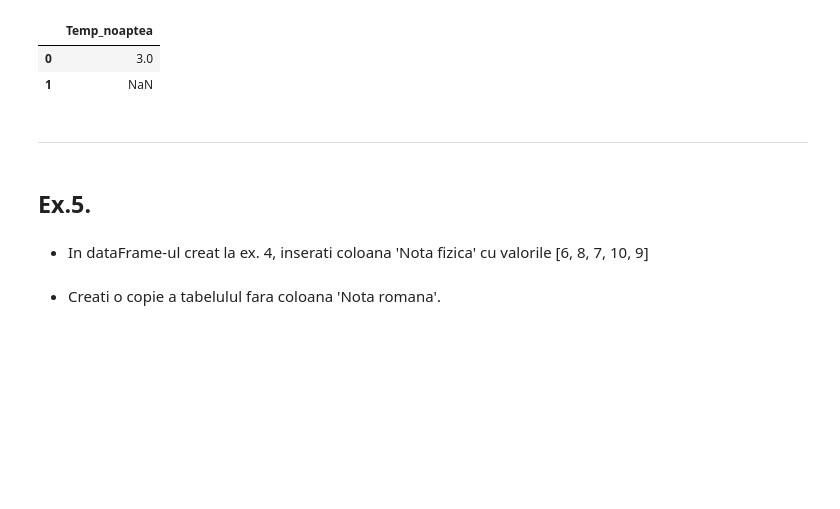
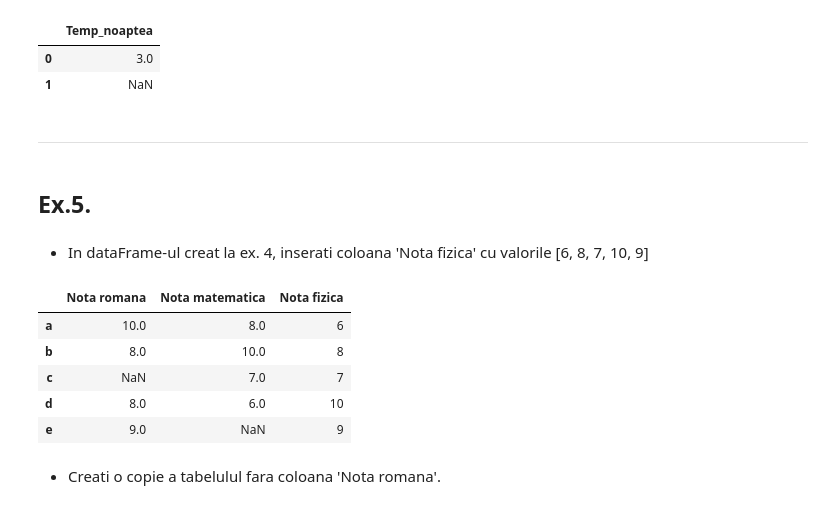
Before and after one commit to armync/ArminC-UTM-Info, a Jupyter notebook: Master/Anul 1/Semestrul 2/Tehnici de colectare si manipulare date/Curs 2/Lucru/pandas/Exercitii.ipynb, the cells around one changed output. Saved outputs shown, nothing was run; the diff lists cells and outputs as text; code cells hidden in the pictures; blank space fills up the shorter version.

```diff
--- a/Master/Anul 1/Semestrul 2/Tehnici de colectare si manipulare date/Curs 2/Lucru/pandas/Exercitii.ipynb
+++ b/Master/Anul 1/Semestrul 2/Tehnici de colectare si manipulare date/Curs 2/Lucru/pandas/Exercitii.ipynb
@@ -708,0 +822,6 @@ dtype: object
+# %%
+df_ex4_test = pd.DataFrame(np.array([[10.0,8.0,np.nan,8.0,9.0],[8.0,10.0,7.0,6.0,np.nan]]).T,columns=['Nota romana','Nota matematica'],index=['a','b','c','d','e']) # transpose (2,5) -> (5,2)
+
+df_ex4 = pd.DataFrame({"Nota romana": [10.0, 8.0, np.nan, 8.0, 9.0], "Nota matematica": [8.0, 10.0, 7.0, 6.0, np.nan]}, index=['a', 'b', 'c', 'd', 'e'])
+
+print(df_ex4)
@@ -829,2 +994,13 @@ df_4
+# %%
+df_ex4['Nota fizica'] = [6,8,7,10,9]
+
+df_ex4
+# %% [output]
+|  | Nota romana | Nota matematica | Nota fizica |
+| a | 10.0 | 8.0 | 6 |
+| b | 8.0 | 10.0 | 8 |
+| c | NaN | 7.0 | 7 |
+| d | 8.0 | 6.0 | 10 |
+| e | 9.0 | NaN | 9 |
 # %% [markdown]
 + Creati o copie a tabelulul fara coloana 'Nota romana'.
```
Also changed, not shown: parts of 54 cells of this notebook, 26 other files.
